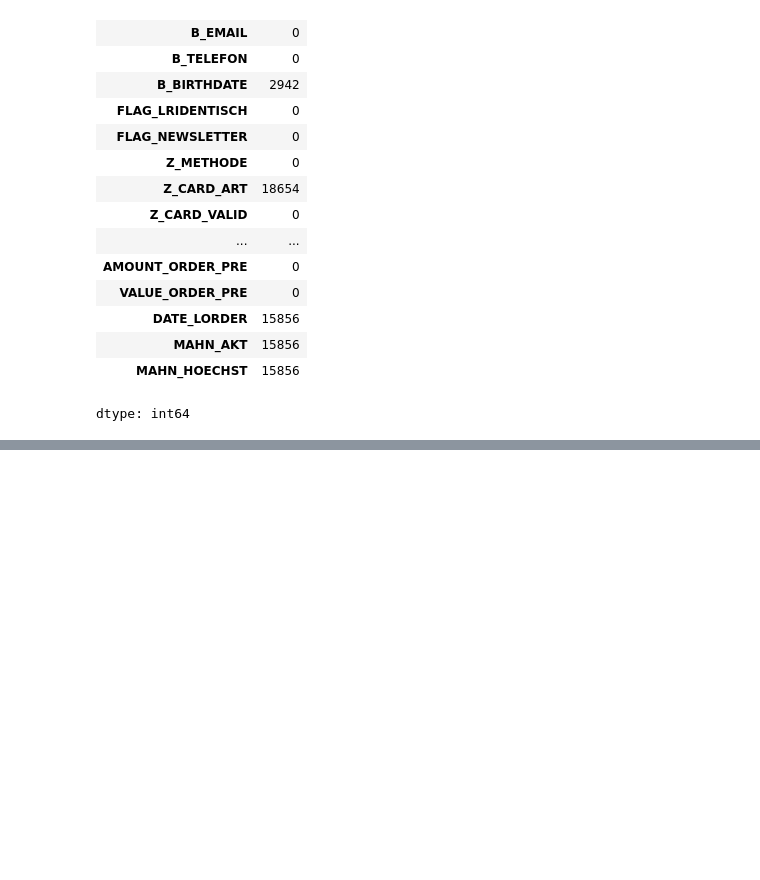
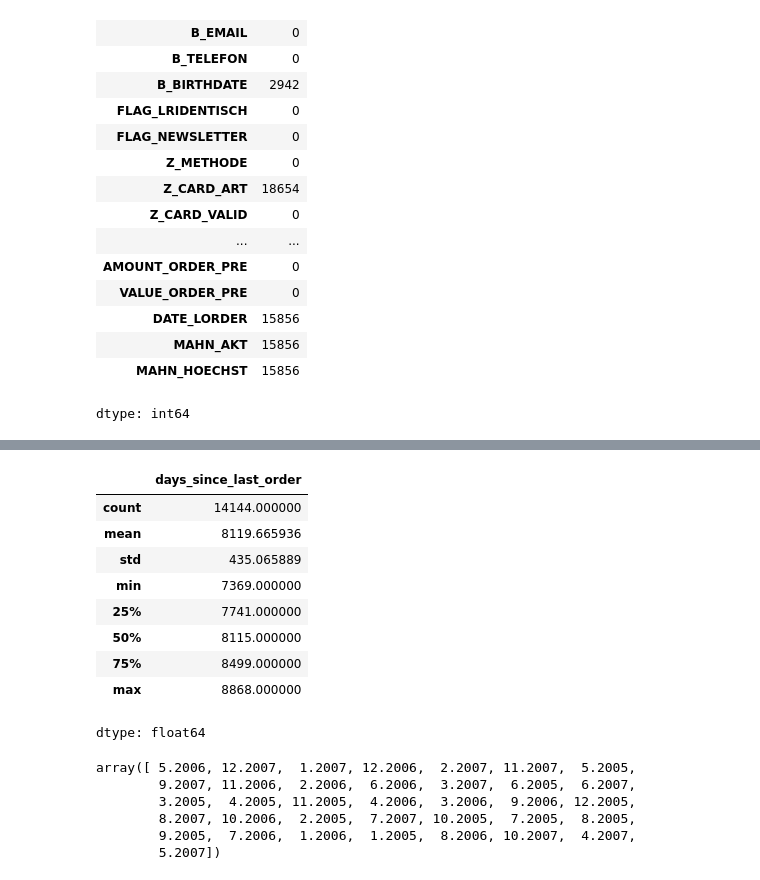
Before and after one commit to aacict/AI-Machine-Learning, a Jupyter notebook: purchase_risk_classification/code.ipynb, the cells around one changed output, grey strips where cells are left out. Cells and saved outputs as stored; diff of their text form; code cells hidden in the pictures; blank space fills up the shorter version.

```diff
--- a/purchase_risk_classification/code.ipynb
+++ b/purchase_risk_classification/code.ipynb
@@ -105,0 +96,27 @@ risk_purchase_data['Age'] = risk_purchase_data['B_BIRTHDATE'].apply(calculate_ag
+# %%
+columns_to_fill_zero = ['ANUMMER_01', 'ANUMMER_02', 'ANUMMER_03', 'ANUMMER_04',
+                   'ANUMMER_05', 'ANUMMER_06', 'ANUMMER_07', 'ANUMMER_08',
+                   'ANUMMER_09', 'ANUMMER_10','MAHN_AKT','MAHN_HOECHST']
+
+risk_purchase_data[columns_to_fill_zero] = risk_purchase_data[columns_to_fill_zero].fillna(0)
+# %%
+risk_purchase_data['DATE_LORDER'] = pd.to_datetime(risk_purchase_data['DATE_LORDER'], errors='coerce')
+
+current_date = datetime.today()
+
+risk_purchase_data['days_since_last_order'] = risk_purchase_data['DATE_LORDER'].apply(
+    lambda x: (current_date - x).days if pd.notna(x) else np.nan
+)
+# %%
+risk_purchase_data['days_since_last_order'].describe()
+# %% [output]
+|  | days_since_last_order |
+| count | 14144.000000 |
+| mean | 8119.665936 |
+| std | 435.065889 |
+| min | 7369.000000 |
+| 25% | 7741.000000 |
+| 50% | 8115.000000 |
+| 75% | 8499.000000 |
+| max | 8868.000000 |
+dtype: float64
@@ -105,0 +149,9 @@ risk_purchase_data['Age'] = risk_purchase_data['B_BIRTHDATE'].apply(calculate_ag
+# %%
+risk_purchase_data['Z_CARD_VALID'].unique()
+# %% [output]
+array([ 5.2006, 12.2007,  1.2007, 12.2006,  2.2007, 11.2007,  5.2005,
+        9.2007, 11.2006,  2.2006,  6.2006,  3.2007,  6.2005,  6.2007,
+        3.2005,  4.2005, 11.2005,  4.2006,  3.2006,  9.2006, 12.2005,
+        8.2007, 10.2006,  2.2005,  7.2007, 10.2005,  7.2005,  8.2005,
+        9.2005,  7.2006,  1.2006,  1.2005,  8.2006, 10.2007,  4.2007,
+        5.2007])
```
Also changed, not shown: parts of 11 cells of this notebook.
